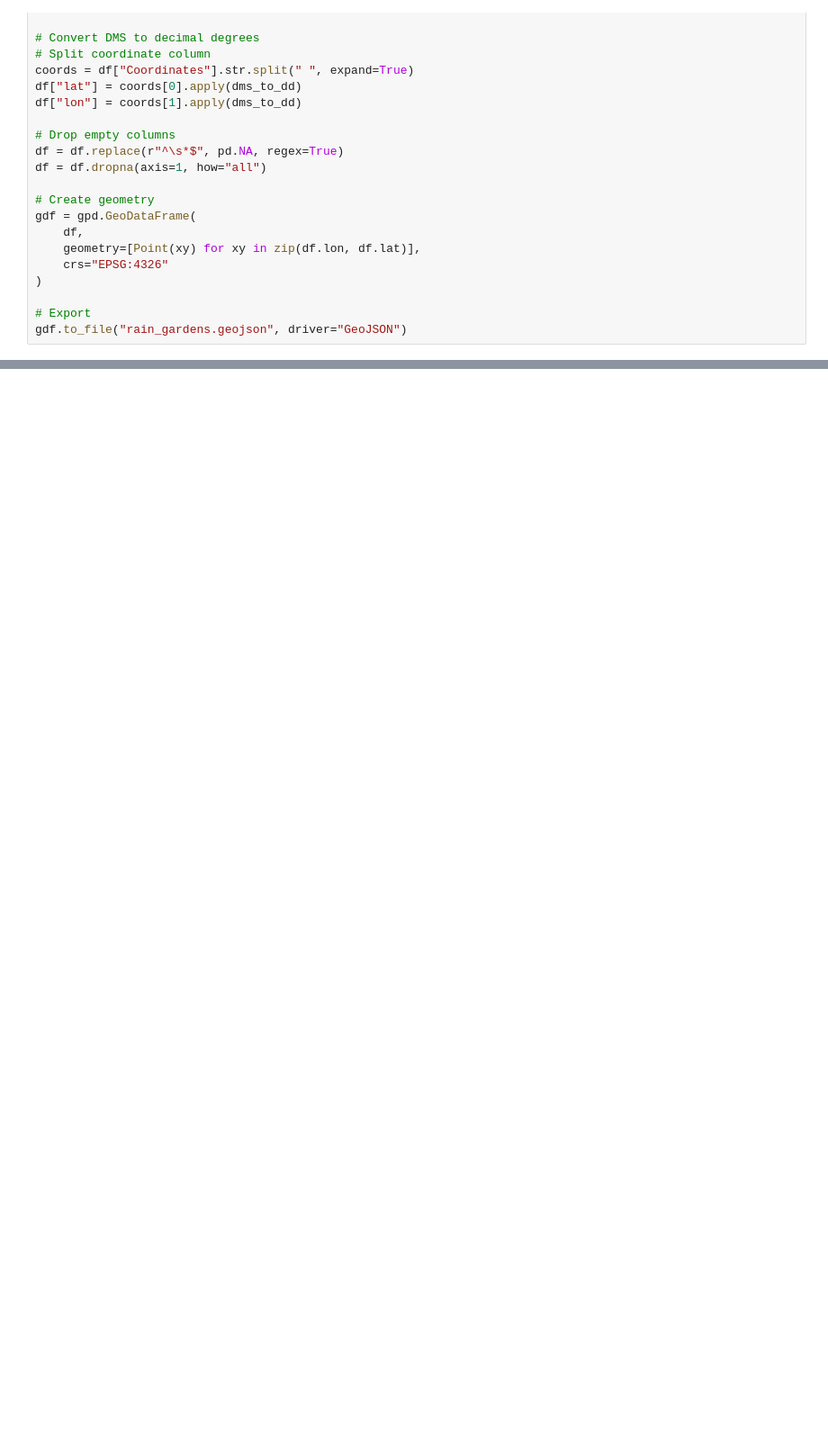
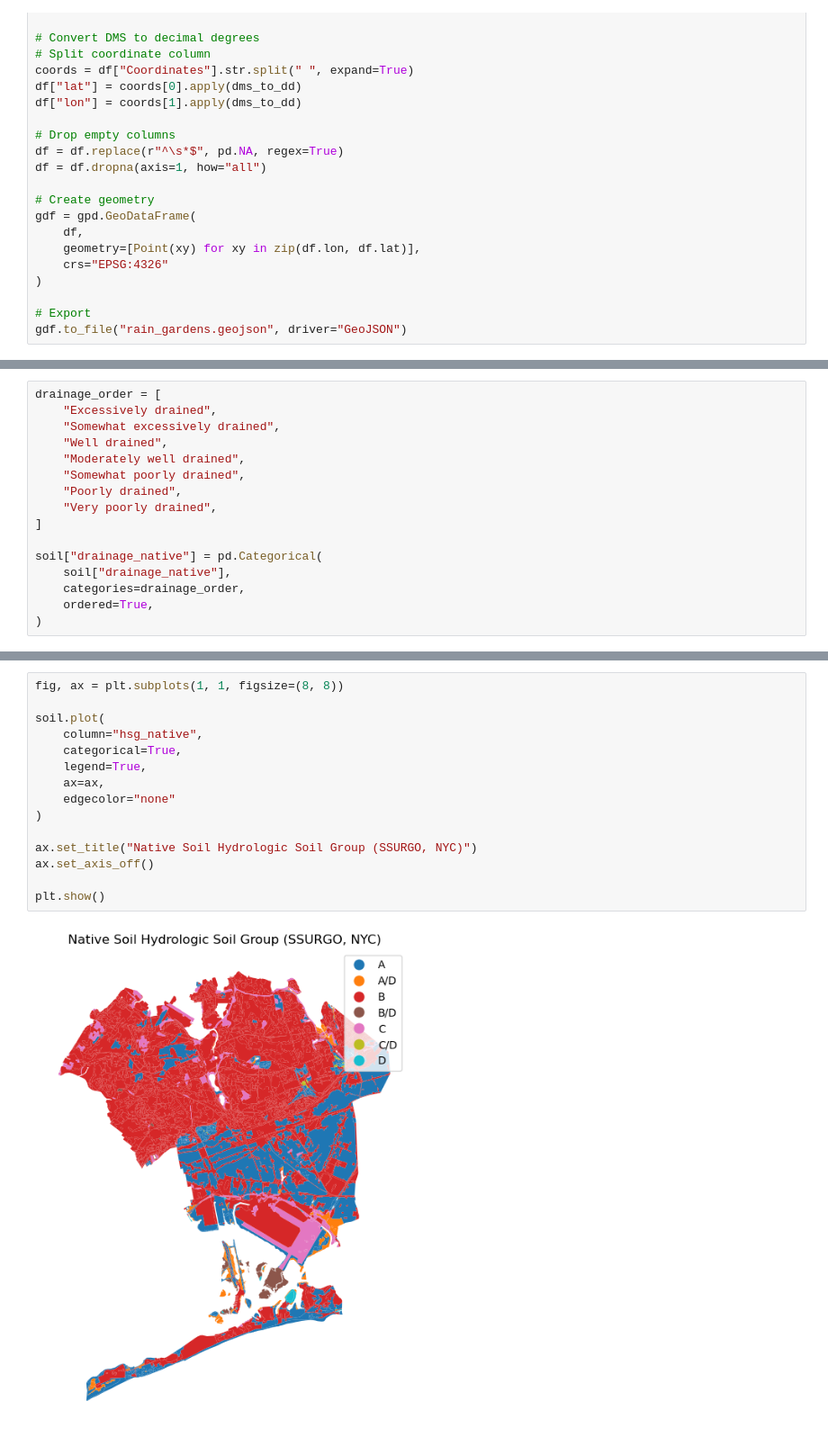
Before and after one commit to sunnihuu/rain-garden-prototype, a Jupyter notebook: data/processed/rain-gardens/rain-garden-map.ipynb, the cells around one changed output, grey strips where cells are left out. Shown at 90% size. Saved outputs shown, nothing was run; the diff lists cells and outputs as text; blank space fills up the shorter version.

```diff
--- a/data/processed/rain-gardens/rain-garden-map.ipynb
+++ b/data/processed/rain-gardens/rain-garden-map.ipynb
@@ -54,0 +182,16 @@ gdf.to_file("rain_gardens.geojson", driver="GeoJSON")
+# %%
+drainage_order = [
+    "Excessively drained",
+    "Somewhat excessively drained",
+    "Well drained",
+    "Moderately well drained",
+    "Somewhat poorly drained",
+    "Poorly drained",
+    "Very poorly drained",
+]
+
+soil["drainage_native"] = pd.Categorical(
+    soil["drainage_native"],
+    categories=drainage_order,
+    ordered=True,
+)
@@ -54,0 +218,17 @@ gdf.to_file("rain_gardens.geojson", driver="GeoJSON")
+# %%
+fig, ax = plt.subplots(1, 1, figsize=(8, 8))
+
+soil.plot(
+    column="hsg_native",
+    categorical=True,
+    legend=True,
+    ax=ax,
+    edgecolor="none"
+)
+
+ax.set_title("Native Soil Hydrologic Soil Group (SSURGO, NYC)")
+ax.set_axis_off()
+
+plt.show()
+# %% [output]
+[figure, added]
```
Also changed, not shown: parts of 6 cells of this notebook, 1 other file.
